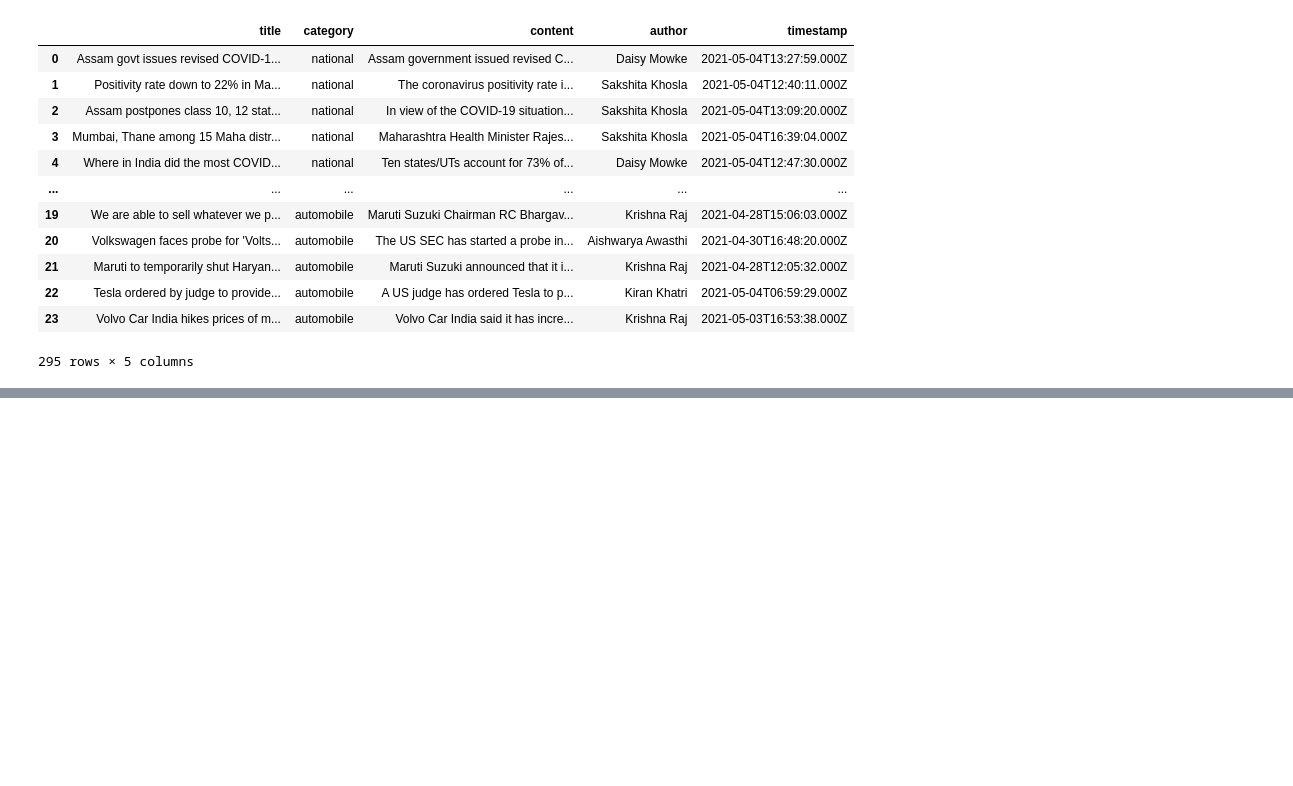
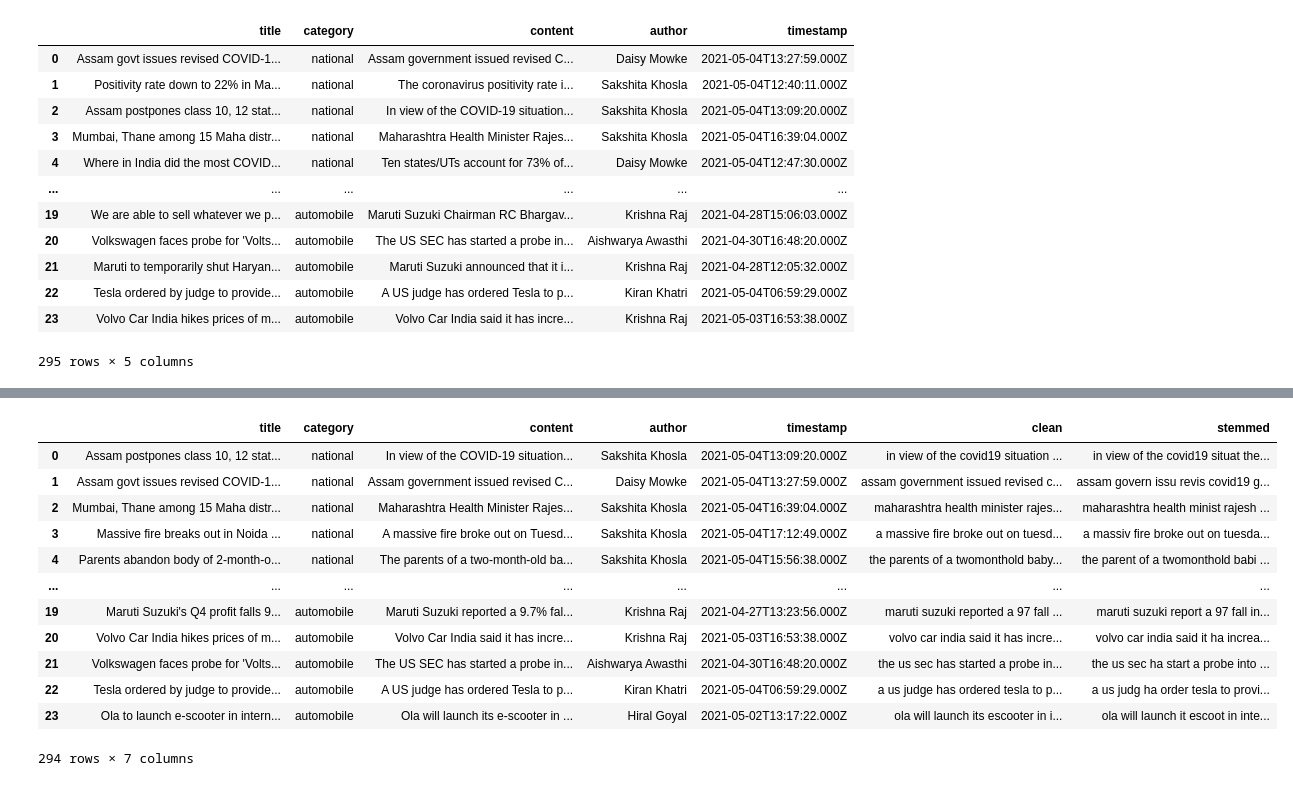
Before and after one commit to david-ryan-alviola/natural-language-processing-exercises, a Jupyter notebook: web_scraping_exercises.ipynb, the cells around one changed output, grey strips where cells are left out. Saved outputs shown, nothing was run; the diff lists cells and outputs as text; code cells hidden in the pictures; blank space fills up the shorter version.

```diff
--- a/web_scraping_exercises.ipynb
+++ b/web_scraping_exercises.ipynb
@@ -426,0 +495,6 @@ acquire_inshort_data()
+# %%
+def tokenize(string):
+    tokenized_string = string
+    tokenizer = nltk.tokenize.ToktokTokenizer()
+
+    return tokenizer.tokenize(tokenized_string, return_str=True)
@@ -426,0 +538,7 @@ acquire_inshort_data()
+# %%
+def stem(string):
+    ps = nltk.porter.PorterStemmer()
+
+    stems = [ps.stem(word) for word in string.split()]
+
+    return " ".join(stems)
@@ -426,0 +728,6 @@ acquire_inshort_data()
+# %%
+news_df = acquire_inshort_data()
+# %%
+news_df['clean'] = news_df.content.apply(basic_clean)
+news_df.clean = news_df.clean.apply(tokenize)
+news_df
@@ -426,0 +748,17 @@ acquire_inshort_data()
+# %%
+news_df['stemmed'] = news_df.clean.apply(stem)
+news_df
+# %% [output]
+|  | title | category | content | author | timestamp | clean | stemmed |
+| 0 | Assam postpones class 10, 12 stat... | national | In view of the COVID-19 situation... | Sakshita Khosla | 2021-05-04T13:09:20.000Z | in view of the covid19 situation ... | in view of the covid19 situat the... |
+| 1 | Assam govt issues revised COVID-1... | national | Assam government issued revised C... | Daisy Mowke | 2021-05-04T13:27:59.000Z | assam government issued revised c... | assam govern issu revis covid19 g... |
+| 2 | Mumbai, Thane among 15 Maha distr... | national | Maharashtra Health Minister Rajes... | Sakshita Khosla | 2021-05-04T16:39:04.000Z | maharashtra health minister rajes... | maharashtra health minist rajesh ... |
+| 3 | Massive fire breaks out in Noida ... | national | A massive fire broke out on Tuesd... | Sakshita Khosla | 2021-05-04T17:12:49.000Z | a massive fire broke out on tuesd... | a massiv fire broke out on tuesda... |
+| 4 | Parents abandon body of 2-month-o... | national | The parents of a two-month-old ba... | Sakshita Khosla | 2021-05-04T15:56:38.000Z | the parents of a twomonthold baby... | the parent of a twomonthold babi ... |
+| ... | ... | ... | ... | ... | ... | ... | ... |
+| 19 | Maruti Suzuki's Q4 profit falls 9... | automobile | Maruti Suzuki reported a 9.7% fal... | Krishna Raj | 2021-04-27T13:23:56.000Z | maruti suzuki reported a 97 fall ... | maruti suzuki report a 97 fall in... |
+| 20 | Volvo Car India hikes prices of m... | automobile | Volvo Car India said it has incre... | Krishna Raj | 2021-05-03T16:53:38.000Z | volvo car india said it has incre... | volvo car india said it ha increa... |
+| 21 | Volkswagen faces probe for 'Volts... | automobile | The US SEC has started a probe in... | Aishwarya Awasthi | 2021-04-30T16:48:20.000Z | the us sec has started a probe in... | the us sec ha start a probe into ... |
+| 22 | Tesla ordered by judge to provide... | automobile | A US judge has ordered Tesla to p... | Kiran Khatri | 2021-05-04T06:59:29.000Z | a us judge has ordered tesla to p... | a us judg ha order tesla to provi... |
+| 23 | Ola to launch e-scooter in intern... | automobile | Ola will launch its e-scooter in ... | Hiral Goyal | 2021-05-02T13:17:22.000Z | ola will launch its escooter in i... | ola will launch it escoot in inte... |
+294 rows × 7 columns
```
Also changed, not shown: parts of 38 cells of this notebook.
